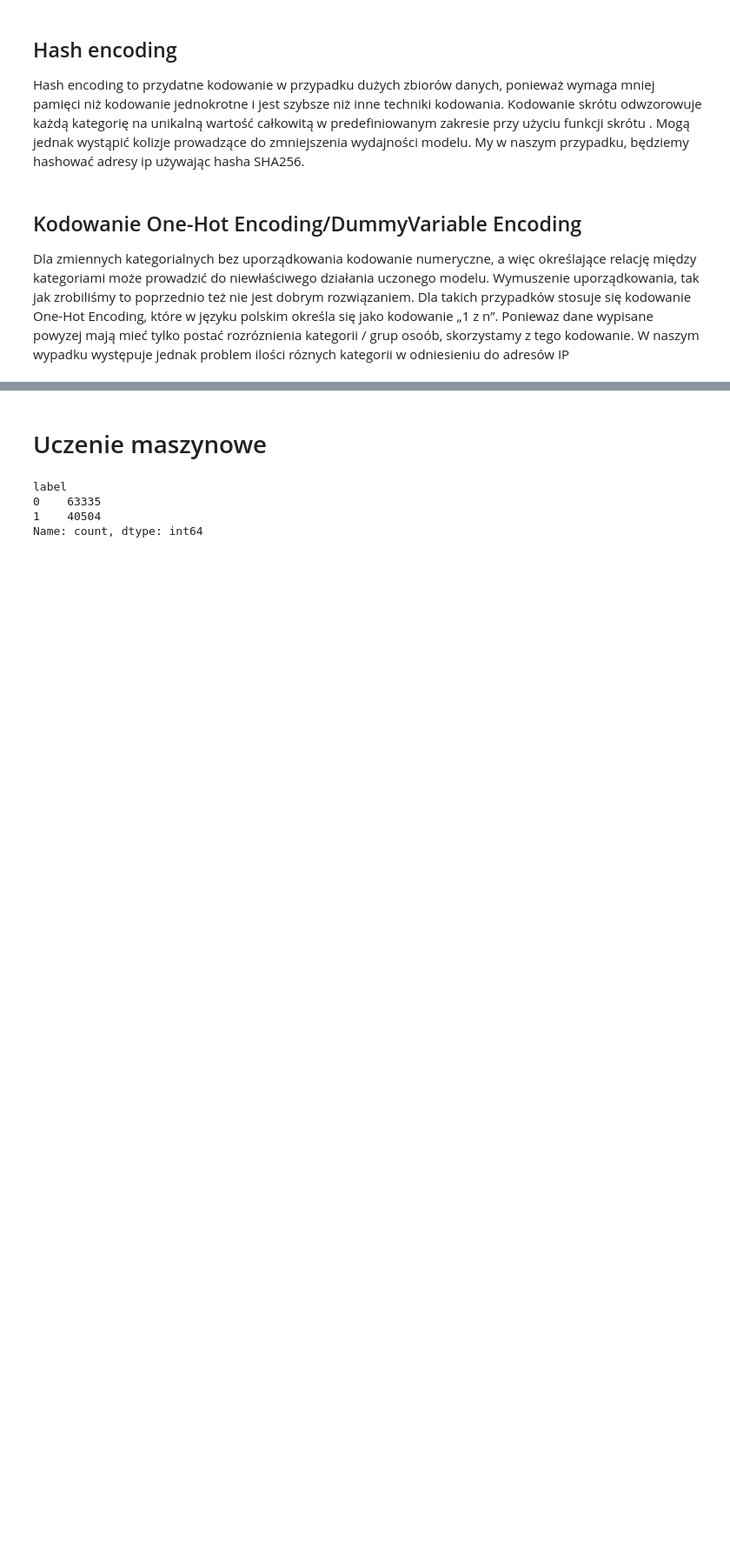
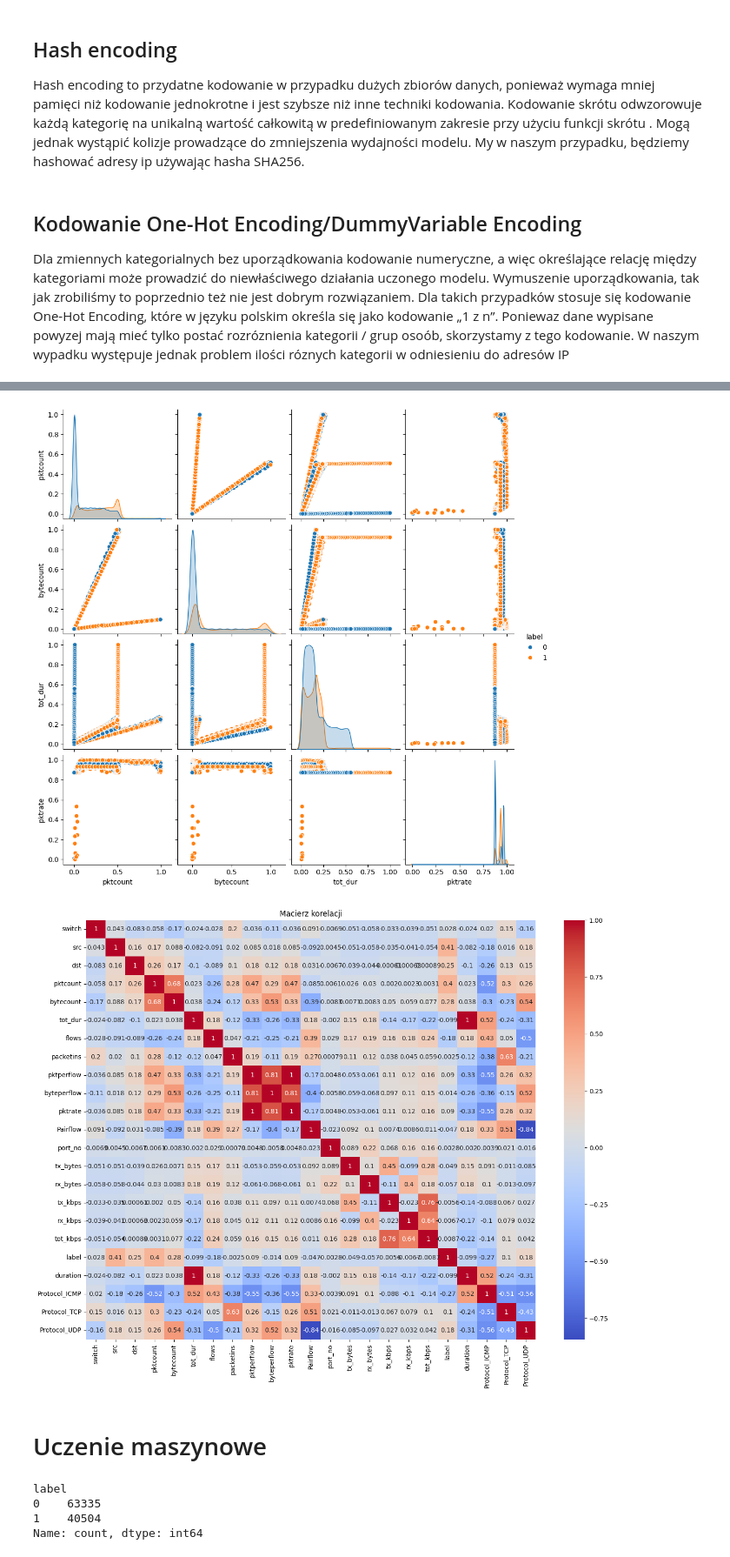
Before and after one commit to wiktorDeka/WykrywanieAnomalii, a Jupyter notebook: KNN.ipynb, the cells around one changed output, grey strips where cells are left out. Shown at 87% size. Saved outputs shown, nothing was run; the diff lists cells and outputs as text; code cells hidden in the pictures; blank space fills up the shorter version.

```diff
--- a/KNN.ipynb
+++ b/KNN.ipynb
@@ -189,3 +214,15 @@ memory usage: 19.0 MB
+# %%
+sns.pairplot(counters, hue='label', vars=['pktcount', 'bytecount', 'tot_dur', 'pktrate'])
+plt.show()
+
+plt.figure(figsize=(16, 12))
+correlation_matrix = counters.corr()
+sns.heatmap(correlation_matrix, annot=True, cmap='coolwarm')
+plt.title('Macierz korelacji')
+plt.show()
+# %% [output]
+[figure, added]
+[figure, added]
 # %% [markdown]
 # Uczenie maszynowe
 # %%
```
Also changed, not shown: parts of 14 cells of this notebook.
